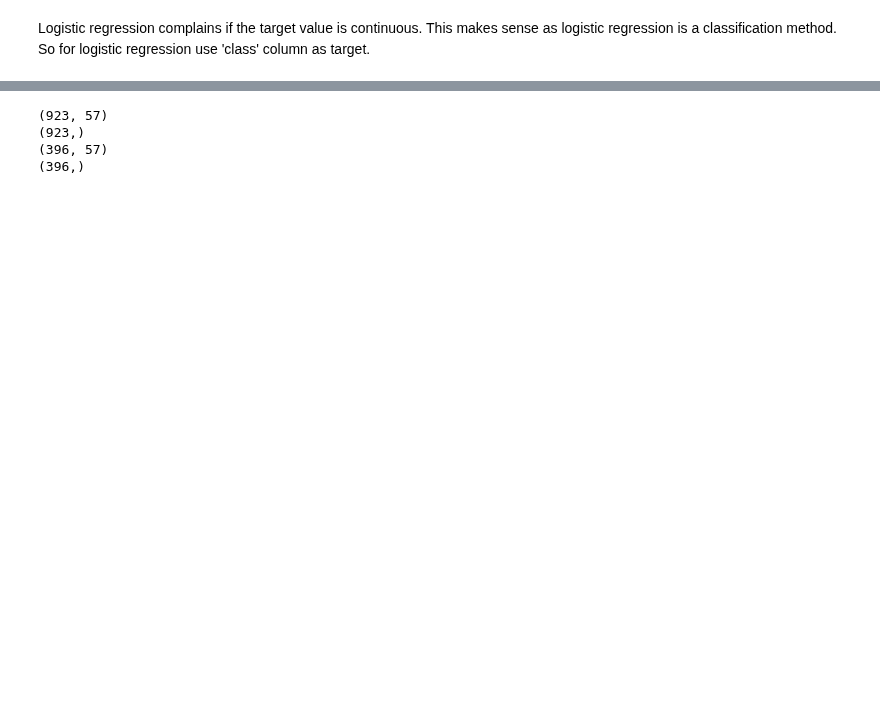
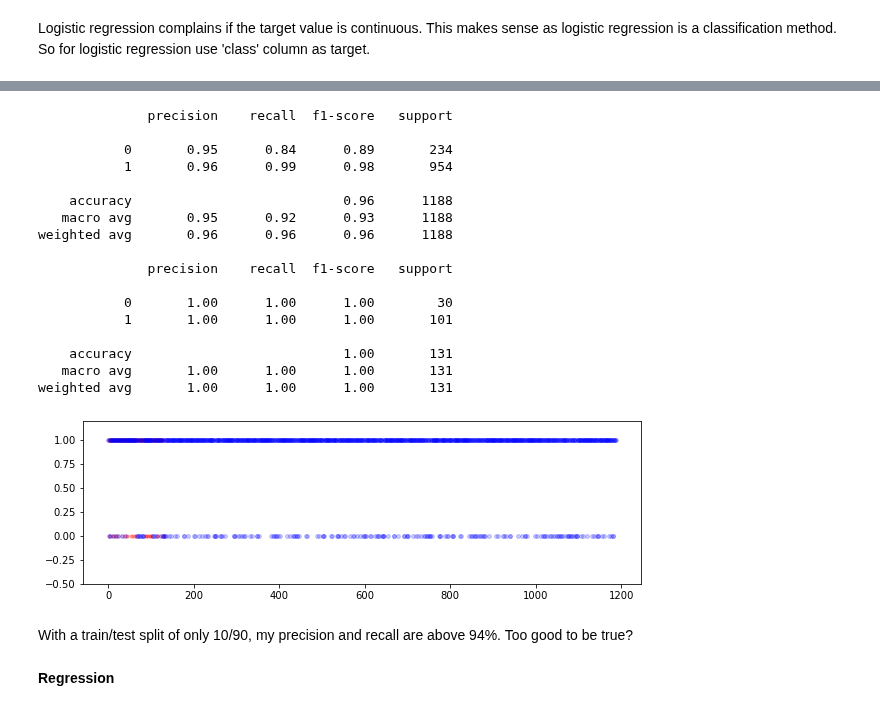
Before and after one commit to divtummala/springboard, a Jupyter notebook: Capstone/EquipmentDataFinal/semiTool.ipynb, the cells around one changed output, grey strips where cells are left out. Cells and saved outputs as stored; diff of their text form; code cells hidden in the pictures; blank space fills up the shorter version.

```diff
--- a/Capstone/EquipmentDataFinal/semiTool.ipynb
+++ b/Capstone/EquipmentDataFinal/semiTool.ipynb
@@ -190,0 +248,6 @@ print(y.shape)
+# %%
+scaler = StandardScaler(copy=True, with_mean=True, with_std=True)
+#scaler = MinMaxScaler()
+scaler.fit(X_train)
+X_train = scaler.transform(X_train);
+X_test = scaler.transform(X_test);
@@ -190,0 +270,7 @@ print(y.shape)
+# %%
+log_reg = LogisticRegression()
+rand_for = RandomForestClassifier()
+# %%
+log_reg.fit(X_train, y_train)
+y_pred_train = log_reg.predict(X_train)
+y_pred_test = log_reg.predict(X_test)
@@ -190,0 +305,36 @@ print(y.shape)
+# %%
+rand_for.fit(X_train, y_train)
+y_pred_train = rand_for.predict(X_train)
+y_pred_test = rand_for.predict(X_test)
+# %%
+plt.figure(figsize=(10,3))
+plt.ylim(-0.5, 1.2)
+#plt.scatter(np.arange(len(y_test)), y_test, c='green', s=15, alpha=0.4);
+plt.scatter(np.arange(len(y_train)), y_pred_train, c='red', s=10, alpha=0.2);
+plt.scatter(np.arange(len(y_test)), y_pred_test, c='blue', s=15, alpha=0.2);
+
+print(classification_report(y_test, y_pred_test, labels=[0,1]))
+print(classification_report(y_train, y_pred_train, labels=[0,1]))
+# %% [output]
+              precision    recall  f1-score   support
+
+           0       0.95      0.84      0.89       234
+           1       0.96      0.99      0.98       954
+
+    accuracy                           0.96      1188
+   macro avg       0.95      0.92      0.93      1188
+weighted avg       0.96      0.96      0.96      1188
+
+              precision    recall  f1-score   support
+
+           0       1.00      1.00      1.00        30
+           1       1.00      1.00      1.00       101
+
+    accuracy                           1.00       131
+   macro avg       1.00      1.00      1.00       131
+weighted avg       1.00      1.00      1.00       131
+[figure, added]
+# %% [markdown]
+With a train/test split of only 10/90, my precision and recall are above 94%. Too good to be true?
+# %% [markdown]
+**Regression**
@@ -199,13 +354,2 @@ scaler.transform(X_test);
-# %%
-#print(X_train.head())
-print(X_train.shape)
-print(y_train.shape)
-print(X_test.shape)
-print(y_test.shape)
-# %% [output]
-(923, 57)
-(923,)
-(396, 57)
-(396,)
 # %%
 lin_reg = LinearRegression()
```
Also changed, not shown: parts of 41 cells of this notebook.
